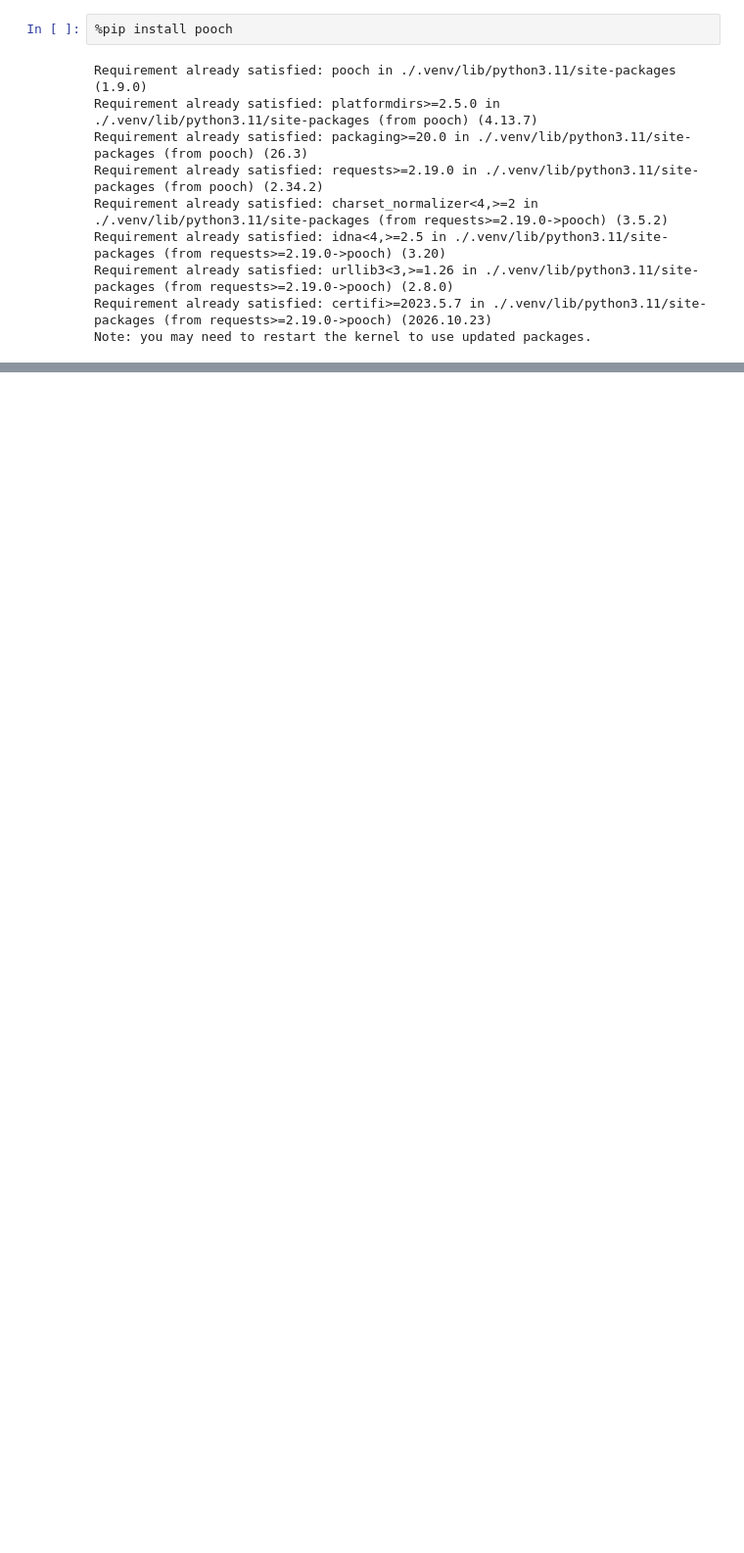
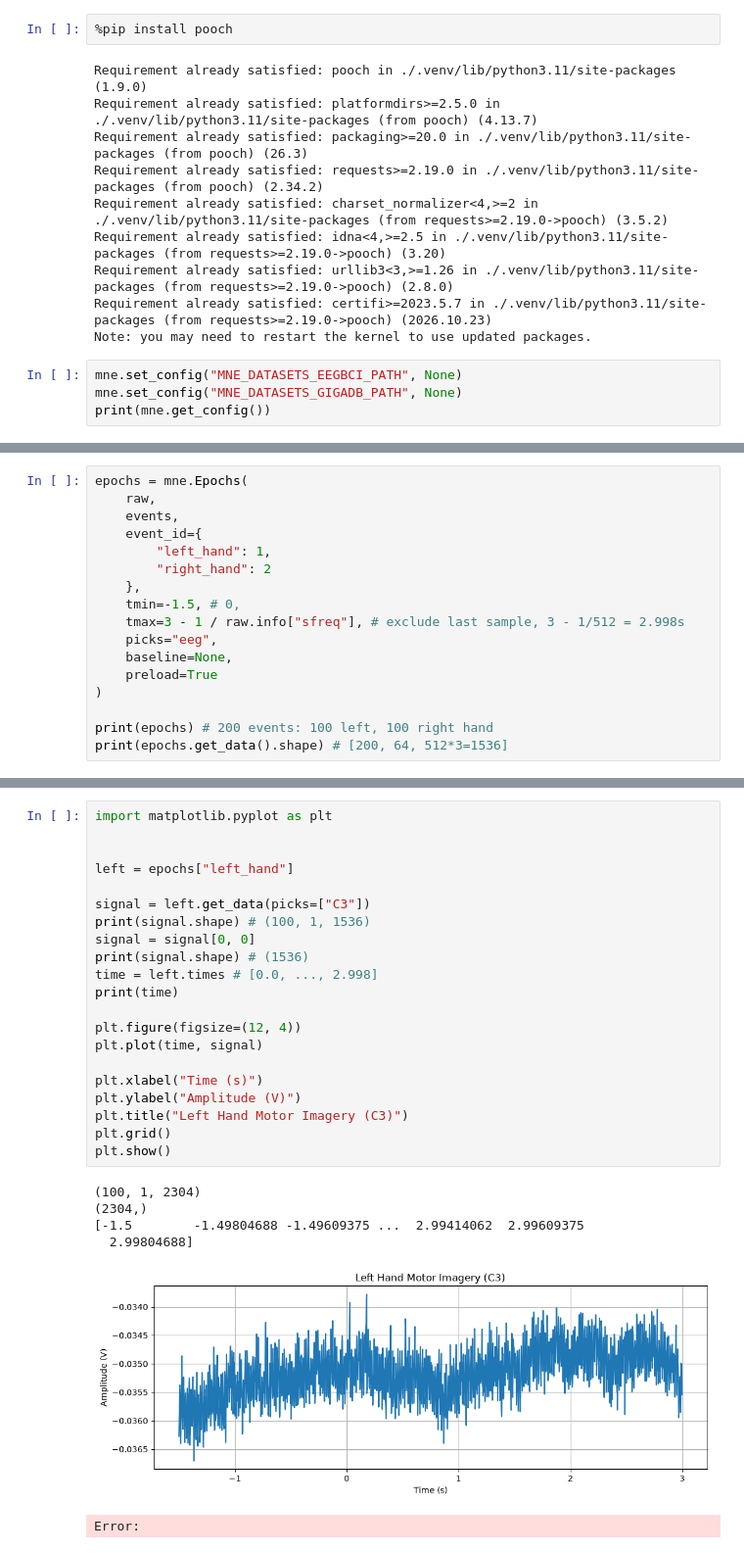
Before and after one commit to alarxx/BCI_Midterm_Project, a Jupyter notebook: project.ipynb, the cells around one changed output, grey strips where cells are left out. Shown at 98% size. Saved outputs shown, nothing was run; the diff lists cells and outputs as text; blank space fills up the shorter version.

```diff
--- a/project.ipynb
+++ b/project.ipynb
@@ -123,3 +125,7 @@ Requirement already satisfied: idna<4,>=2.5 in ./.venv/lib/python3.11/site-packa
 Requirement already satisfied: urllib3<3,>=1.26 in ./.venv/lib/python3.11/site-packages (from requests>=2.19.0->pooch) (2.8.0)
 Requirement already satisfied: certifi>=2023.5.7 in ./.venv/lib/python3.11/site-packages (from requests>=2.19.0->pooch) (2026.10.23)
 Note: you may need to restart the kernel to use updated packages.
+# %%
+mne.set_config("MNE_DATASETS_EEGBCI_PATH", None)
+mne.set_config("MNE_DATASETS_GIGADB_PATH", None)
+print(mne.get_config())
@@ -188,0 +368,17 @@ print(files)
+# %%
+epochs = mne.Epochs(
+    raw,
+    events,
+    event_id={
+        "left_hand": 1,
+        "right_hand": 2
+    },
+    tmin=-1.5, # 0,
+    tmax=3 - 1 / raw.info["sfreq"], # exclude last sample, 3 - 1/512 = 2.998s
+    picks="eeg",
+    baseline=None,
+    preload=True
+)
+
+print(epochs) # 200 events: 100 left, 100 right hand
+print(epochs.get_data().shape) # [200, 64, 512*3=1536]
@@ -188,0 +400,28 @@ print(files)
+# %%
+import matplotlib.pyplot as plt
+
+
+left = epochs["left_hand"]
+
+signal = left.get_data(picks=["C3"])
+print(signal.shape) # (100, 1, 1536)
+signal = signal[0, 0]
+print(signal.shape) # (1536)
+time = left.times # [0.0, ..., 2.998]
+print(time)
+
+plt.figure(figsize=(12, 4))
+plt.plot(time, signal)
+
+plt.xlabel("Time (s)")
+plt.ylabel("Amplitude (V)")
+plt.title("Left Hand Motor Imagery (C3)")
+plt.grid()
+plt.show()
+# %% [output]
+(100, 1, 2304)
+(2304,)
+[-1.5        -1.49804688 -1.49609375 ...  2.99414062  2.99609375
+  2.99804688]
+[figure, added]
+Error:
```
Also changed, not shown: parts of 27 cells of this notebook, 12 other files.
